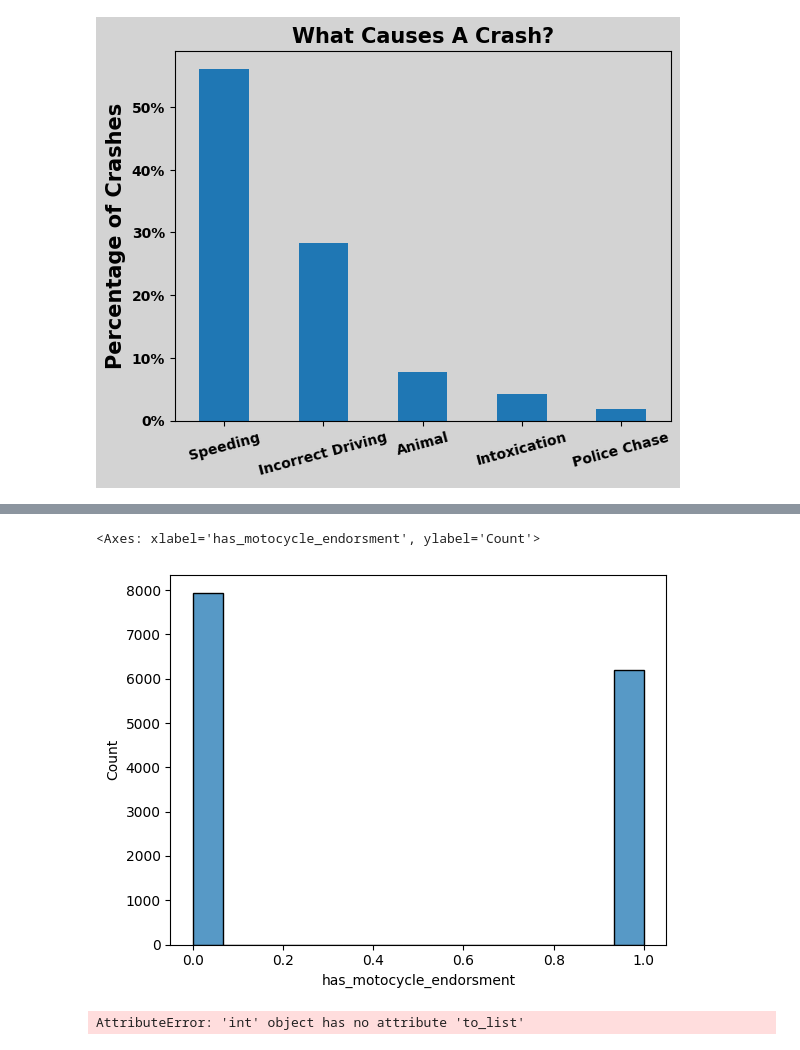
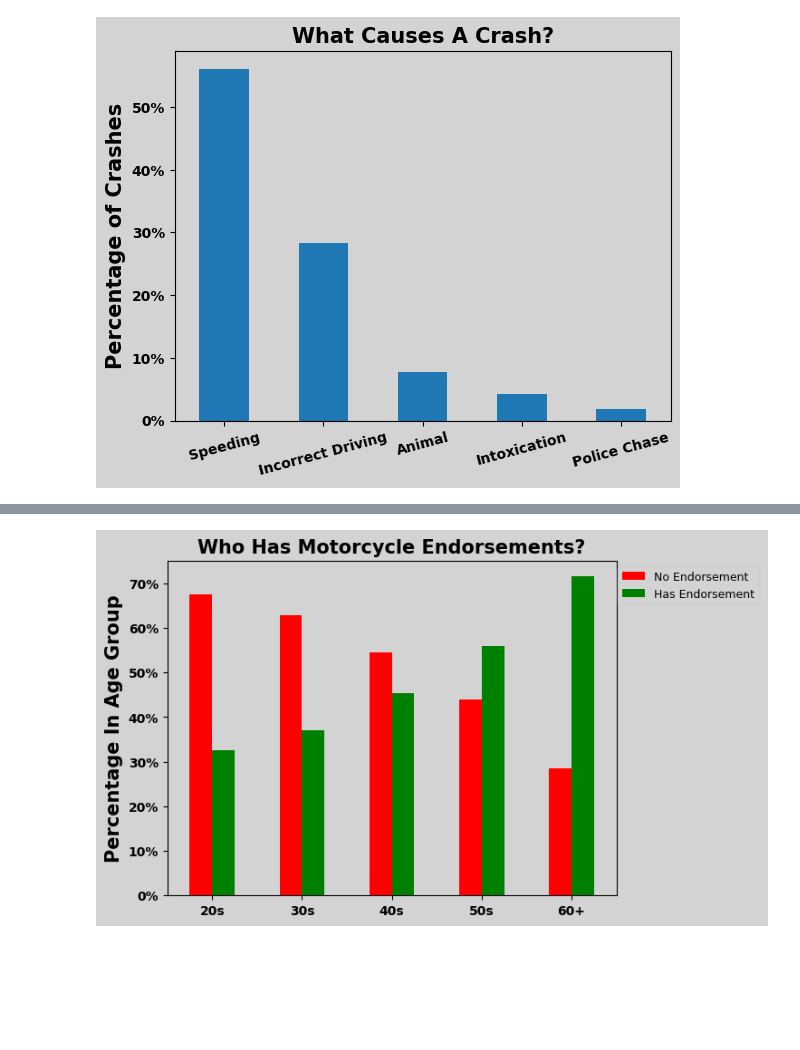
Before and after one commit to tex-wrex/tex-wrex, a Jupyter notebook: Jared/explore_get_specific_visuals.ipynb, the cells around one changed output, grey strips where cells are left out. Saved outputs shown, nothing was run; the diff lists cells and outputs as text; code cells hidden in the pictures; blank space fills up the shorter version.

```diff
--- a/Jared/explore_get_specific_visuals.ipynb
+++ b/Jared/explore_get_specific_visuals.ipynb
@@ -1108,9 +1108,16 @@ plt.show()
-# %%
-sns.histplot(data=master, x='has_motocycle_endorsment')
-# %% [output]
-<Axes: xlabel='has_motocycle_endorsment', ylabel='Count'>
-[figure, removed]
-# %%
-master.make_and_model.nunique().to_list()
-# %% [output]
-AttributeError: 'int' object has no attribute 'to_list'
+# %%
+cross_tab = pd.crosstab(master.age_range, master.has_motocycle_endorsment, normalize='index')
+colors = ['red', 'green']
+fig, ax = plt.subplots(facecolor='lightgray')
+ax.set_facecolor('lightgray')
+ax = cross_tab.plot(kind='bar', color=colors, ax=ax)
+plt.title('Who Has Motorcycle Endorsements?', fontweight='bold', fontsize=15)
+plt.xlabel('')
+plt.xticks(rotation=0, fontweight='bold', fontsize=10)
+plt.ylabel('Percentage In Age Group', fontweight='bold', fontsize=15)
+plt.yticks(ticks=[0, 0.1, 0.2, 0.3, 0.4, 0.5, 0.6, 0.7], labels=['0%', '10%', '20%', '30%', '40%', '50%', '60%', '70%'], fontweight='bold', fontsize=10)
+legend = plt.legend(loc='upper right', prop={'size': 9}, labels=['No Endorsement', 'Has Endorsement'], facecolor='lightgray')
+legend.set_bbox_to_anchor((1.33, 1))
+plt.show()
+# %% [output]
+[figure, added]
```
Also changed, not shown: parts of 12 cells of this notebook.
